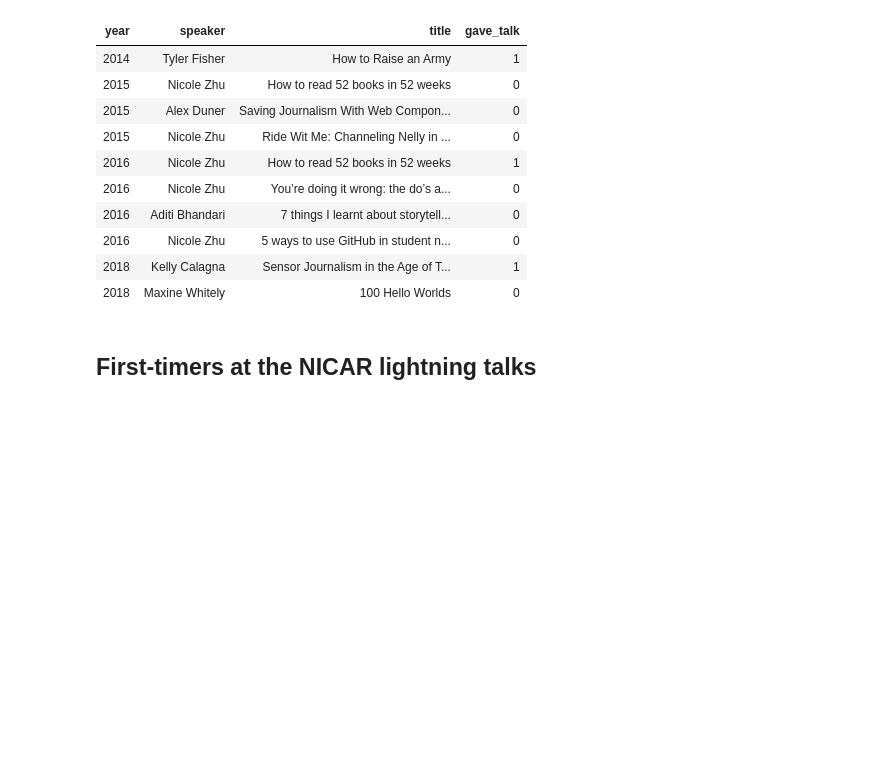
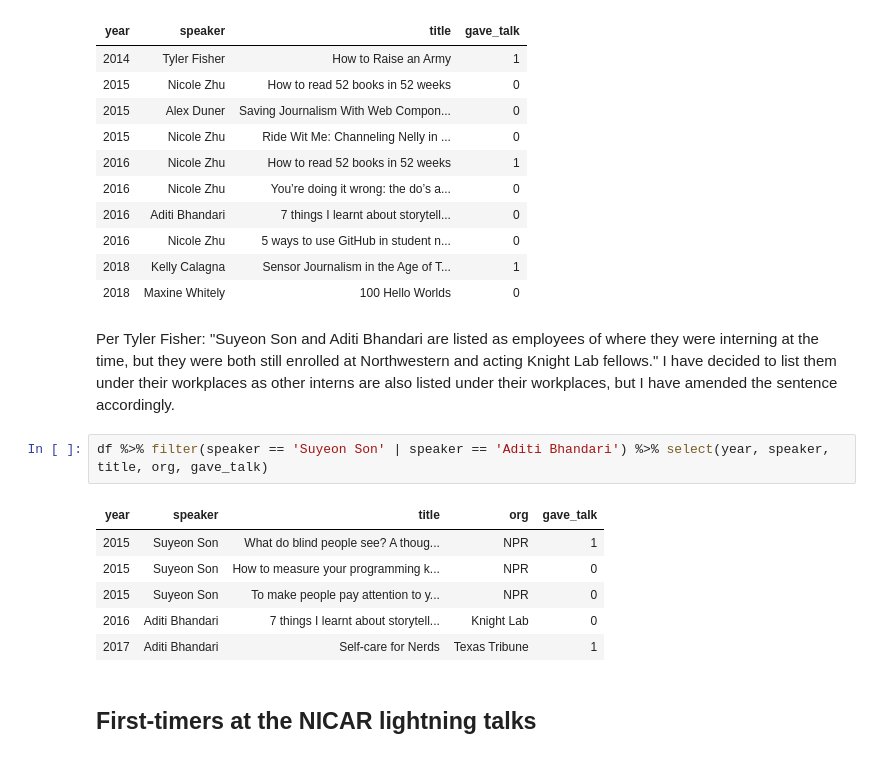
Before and after one commit to underthecurve/lightning-talks-analysis, a Jupyter notebook: analysis.ipynb, the cells around one changed output. Cells and saved outputs as stored; diff of their text form; blank space fills up the shorter version.

```diff
--- a/analysis.ipynb
+++ b/analysis.ipynb
@@ -175,6 +175,17 @@ df %>% filter(org == 'Knight Lab') %>% select(year, speaker, title, gave_talk)
 | 2016 | Nicole Zhu | 5 ways to use GitHub in student n... | 0 |
 | 2018 | Kelly Calagna | Sensor Journalism in the Age of T... | 1 |
 | 2018 | Maxine Whitely | 100 Hello Worlds | 0 |
+# %% [markdown]
+Per Tyler Fisher: "Suyeon Son and Aditi Bhandari are listed as employees of where they were interning at the time, but they were both still enrolled at Northwestern and acting Knight Lab fellows." I have decided to list them under their workplaces as other interns are also listed under their workplaces, but I have amended the sentence accordingly.
+# %%
+df %>% filter(speaker == 'Suyeon Son' | speaker == 'Aditi Bhandari') %>% select(year, speaker, title, org, gave_talk)
+# %% [output]
+| year | speaker | title | org | gave_talk |
+| 2015 | Suyeon Son | What do blind people see? A thoug... | NPR | 1 |
+| 2015 | Suyeon Son | How to measure your programming k... | NPR | 0 |
+| 2015 | Suyeon Son | To make people pay attention to y... | NPR | 0 |
+| 2016 | Aditi Bhandari | 7 things I learnt about storytell... | Knight Lab | 0 |
+| 2017 | Aditi Bhandari | Self-care for Nerds | Texas Tribune | 1 |
 # %% [markdown]
 ## First-timers at the NICAR lightning talks
 # %% [markdown]
```
Also changed, not shown: parts of 6 cells of this notebook.
